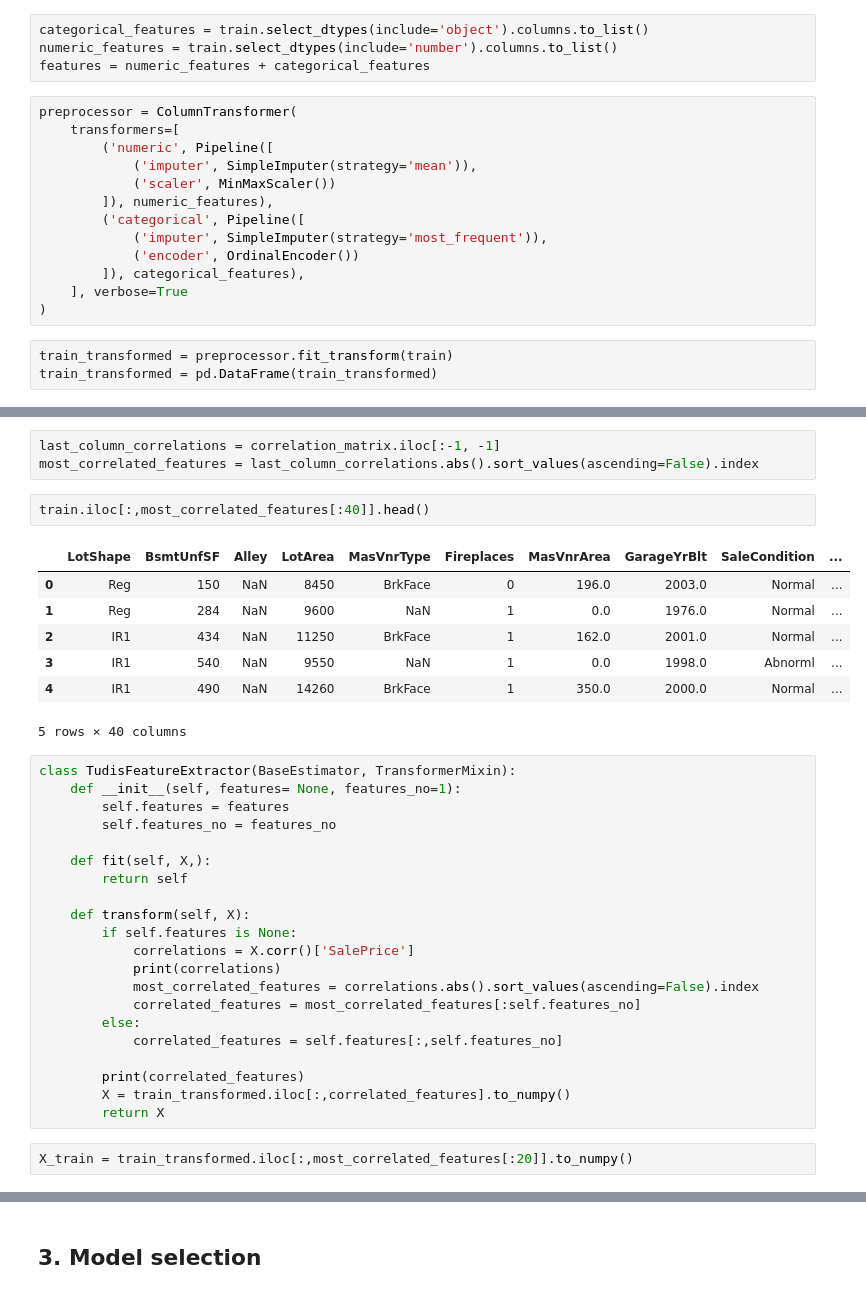
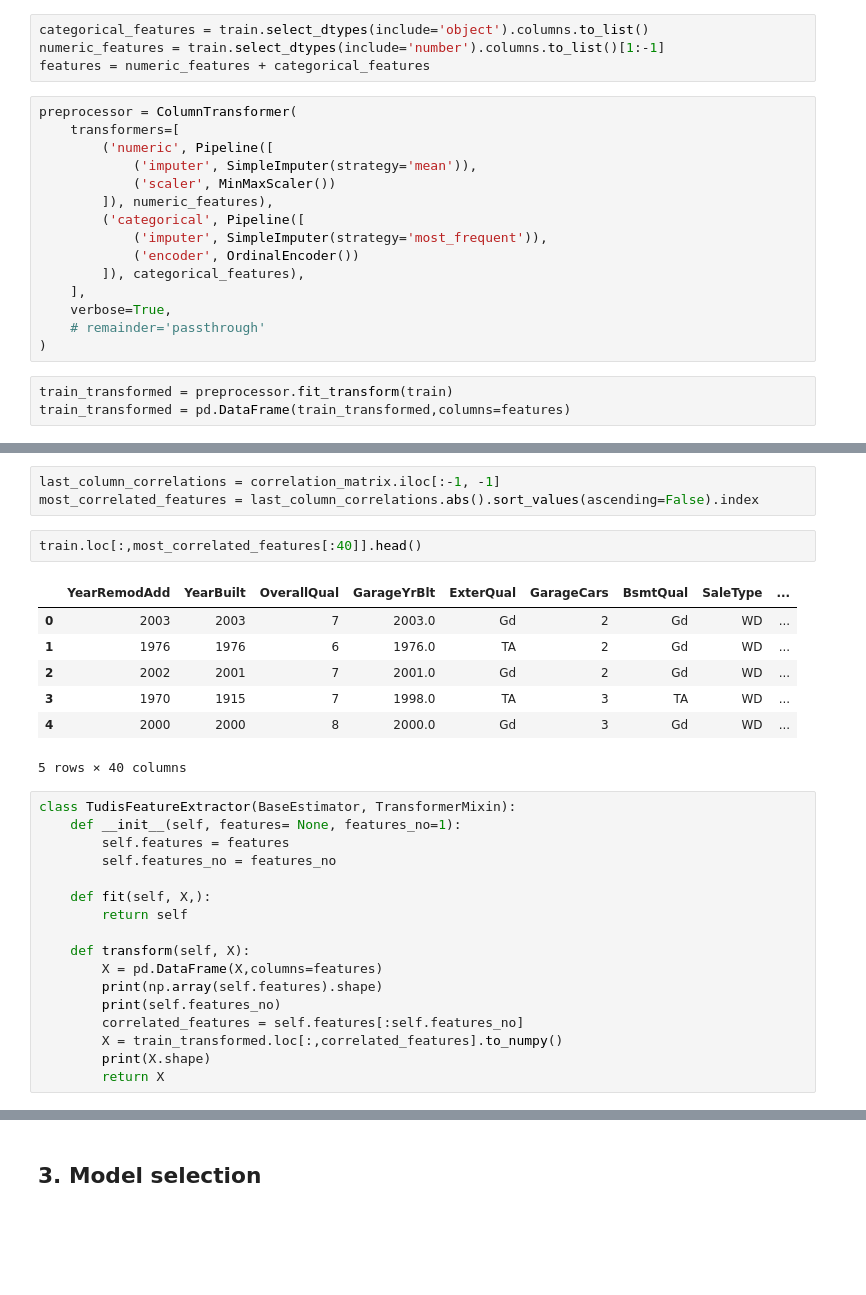
Before and after one commit to tudi72/2023_HOUSE_PRICE_REGRESSION, a Jupyter notebook: house_regression.ipynb, the cells around one changed output, grey strips where cells are left out. Drawn from its saved outputs; the diff is of its cells as text; blank space fills up the shorter version.

```diff
--- a/house_regression.ipynb
+++ b/house_regression.ipynb
@@ -20,7 +22,7 @@ train = pd.read_csv('resources/train.csv')
 test = pd.read_csv('resources/test.csv')
 # %%
 categorical_features = train.select_dtypes(include='object').columns.to_list()
-numeric_features = train.select_dtypes(include='number').columns.to_list()
+numeric_features = train.select_dtypes(include='number').columns.to_list()[1:-1]
 features = numeric_features + categorical_features
 # %%
 preprocessor = ColumnTransformer(
@@ -33,11 +35,13 @@ preprocessor = ColumnTransformer(
             ('imputer', SimpleImputer(strategy='most_frequent')),
             ('encoder', OrdinalEncoder())
         ]), categorical_features),
-    ], verbose=True
+    ],
+    verbose=True,
+    # remainder='passthrough'
 )
 # %%
 train_transformed = preprocessor.fit_transform(train)
-train_transformed = pd.DataFrame(train_transformed)
+train_transformed = pd.DataFrame(train_transformed,columns=features)
 # %% [output]
 [ColumnTransformer] ....... (1 of 2) Processing numeric, total=   0.0s
 [ColumnTransformer] ... (2 of 2) Processing categorical, total=   0.0s
@@ -178,14 +194,14 @@ correlation_matrix = train_transformed.corr()
 last_column_correlations = correlation_matrix.iloc[:-1, -1]
 most_correlated_features = last_column_correlations.abs().sort_values(ascending=False).index
 # %%
-train.iloc[:,most_correlated_features[:40]].head()
+train.loc[:,most_correlated_features[:40]].head()
 # %% [output]
-|  | LotShape | BsmtUnfSF | Alley | LotArea | MasVnrType | Fireplaces | MasVnrArea | GarageYrBlt | SaleCondition | ... |
-| 0 | Reg | 150 | NaN | 8450 | BrkFace | 0 | 196.0 | 2003.0 | Normal | ... |
-| 1 | Reg | 284 | NaN | 9600 | NaN | 1 | 0.0 | 1976.0 | Normal | ... |
-| 2 | IR1 | 434 | NaN | 11250 | BrkFace | 1 | 162.0 | 2001.0 | Normal | ... |
-| 3 | IR1 | 540 | NaN | 9550 | NaN | 1 | 0.0 | 1998.0 | Abnorml | ... |
-| 4 | IR1 | 490 | NaN | 14260 | BrkFace | 1 | 350.0 | 2000.0 | Normal | ... |
+|  | YearRemodAdd | YearBuilt | OverallQual | GarageYrBlt | ExterQual | GarageCars | BsmtQual | SaleType | ... |
+| 0 | 2003 | 2003 | 7 | 2003.0 | Gd | 2 | Gd | WD | ... |
+| 1 | 1976 | 1976 | 6 | 1976.0 | TA | 2 | Gd | WD | ... |
+| 2 | 2002 | 2001 | 7 | 2001.0 | Gd | 2 | Gd | WD | ... |
+| 3 | 1970 | 1915 | 7 | 1998.0 | TA | 3 | TA | WD | ... |
+| 4 | 2000 | 2000 | 8 | 2000.0 | Gd | 3 | Gd | WD | ... |
 5 rows × 40 columns
 # %%
 class TudisFeatureExtractor(BaseEstimator, TransformerMixin):
@@ -197,16 +213,10 @@ class TudisFeatureExtractor(BaseEstimator, TransformerMixin):
         return self
 
     def transform(self, X):
-        if self.features is None:
-            correlations = X.corr()['SalePrice']
-            print(correlations)
-            most_correlated_features = correlations.abs().sort_values(ascending=False).index
-            correlated_features = most_correlated_features[:self.features_no]
-        else:
-            correlated_features = self.features[:,self.features_no]
-
-        print(correlated_features)
-        X = train_transformed.iloc[:,correlated_features].to_numpy()
+        X = pd.DataFrame(X,columns=features)
+        print(np.array(self.features).shape)
+        print(self.features_no)
+        correlated_features = self.features[:self.features_no]
+        X = train_transformed.loc[:,correlated_features].to_numpy()
+        print(X.shape)
         return X
-# %%
-X_train = train_transformed.iloc[:,most_correlated_features[:20]].to_numpy()
```
Also changed, not shown: parts of 19 cells of this notebook.
